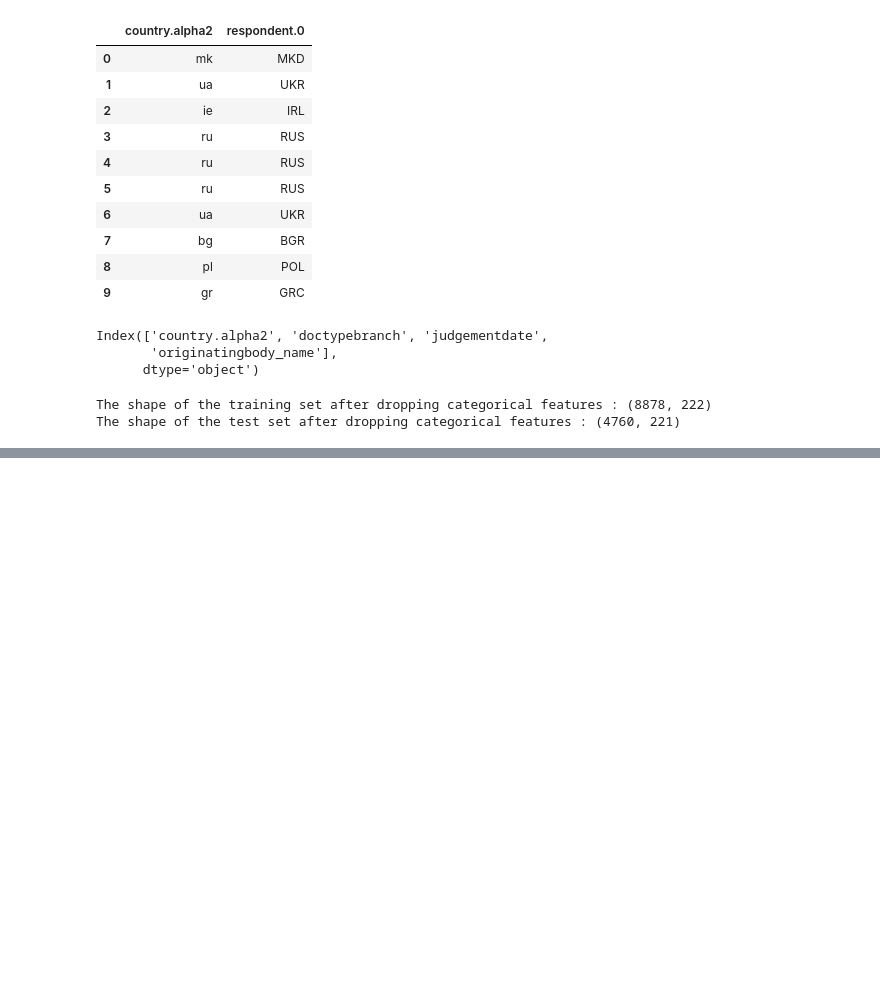
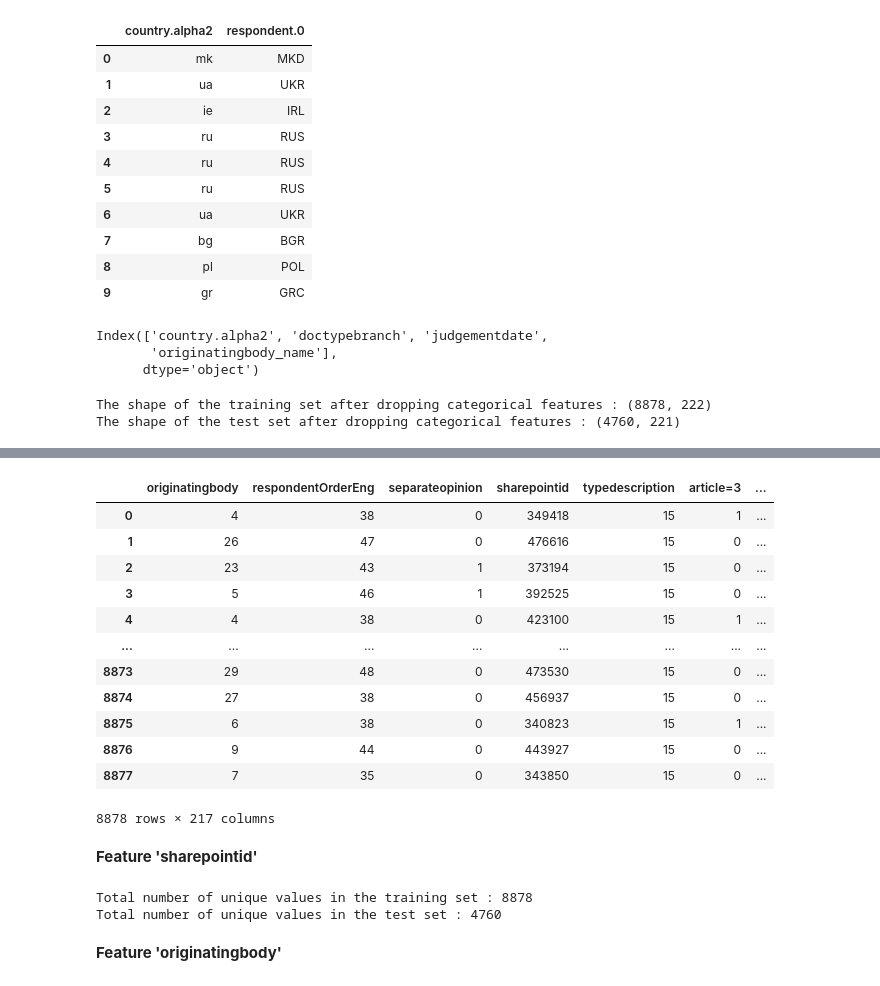
Before and after one commit to nabanitarimpi/customer-grievance-prediction, a Jupyter notebook: predict_grievance.ipynb, the cells around one changed output, grey strips where cells are left out. Saved outputs shown, nothing was run; the diff lists cells and outputs as text; code cells hidden in the pictures; blank space fills up the shorter version.

```diff
--- a/predict_grievance.ipynb
+++ b/predict_grievance.ipynb
@@ -796,0 +839,4 @@ The shape of the test set after dropping categorical features : (4760, 221)
+# %%
+# let's convert this as follows : True->1, False->0.
+train_df['separateopinion'] = train_df['separateopinion'].apply(lambda x:1 if x is True else 0)
+test_df['separateopinion'] = test_df['separateopinion'].apply(lambda x:1 if x is True else 0)
@@ -796,0 +877,16 @@ The shape of the test set after dropping categorical features : (4760, 221)
+# %%
+train_df.select_dtypes(include='int64')
+# %% [output]
+|  | originatingbody | respondentOrderEng | separateopinion | sharepointid | typedescription | article=3 | ... |
+| 0 | 4 | 38 | 0 | 349418 | 15 | 1 | ... |
+| 1 | 26 | 47 | 0 | 476616 | 15 | 0 | ... |
+| 2 | 23 | 43 | 1 | 373194 | 15 | 0 | ... |
+| 3 | 5 | 46 | 1 | 392525 | 15 | 0 | ... |
+| 4 | 4 | 38 | 0 | 423100 | 15 | 1 | ... |
+| ... | ... | ... | ... | ... | ... | ... | ... |
+| 8873 | 29 | 48 | 0 | 473530 | 15 | 0 | ... |
+| 8874 | 27 | 38 | 0 | 456937 | 15 | 0 | ... |
+| 8875 | 6 | 38 | 0 | 340823 | 15 | 1 | ... |
+| 8876 | 9 | 44 | 0 | 443927 | 15 | 0 | ... |
+| 8877 | 7 | 35 | 0 | 343850 | 15 | 0 | ... |
+8878 rows × 217 columns
@@ -796,0 +895,8 @@ The shape of the test set after dropping categorical features : (4760, 221)
+# %% [markdown]
+**Feature 'sharepointid'**
+# %%
+print("Total number of unique values in the training set : {}".format(train_df['sharepointid'].nunique()))
+print("Total number of unique values in the test set : {}".format(test_df['sharepointid'].nunique()))
+# %% [output]
+Total number of unique values in the training set : 8878
+Total number of unique values in the test set : 4760
@@ -796,0 +907,2 @@ The shape of the test set after dropping categorical features : (4760, 221)
+# %% [markdown]
+**Feature 'originatingbody'**
```
Also changed, not shown: parts of 37 cells of this notebook.
